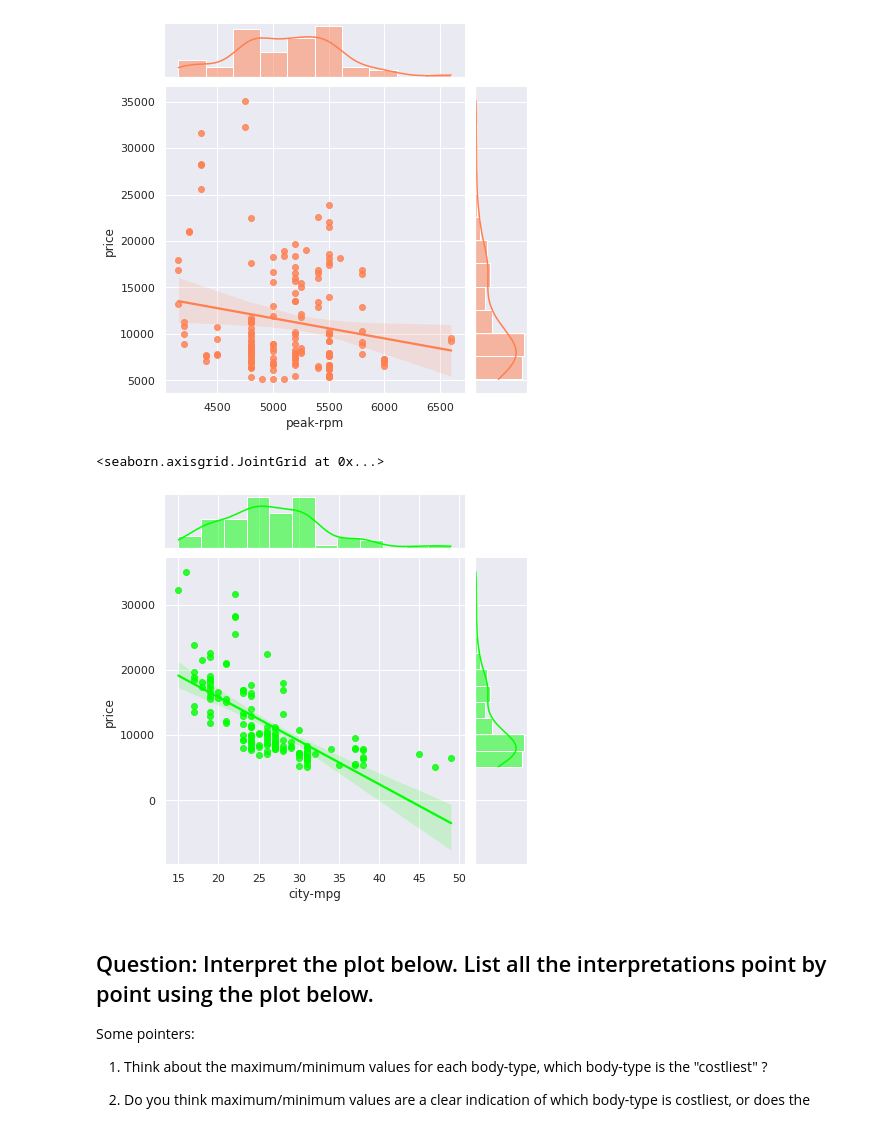
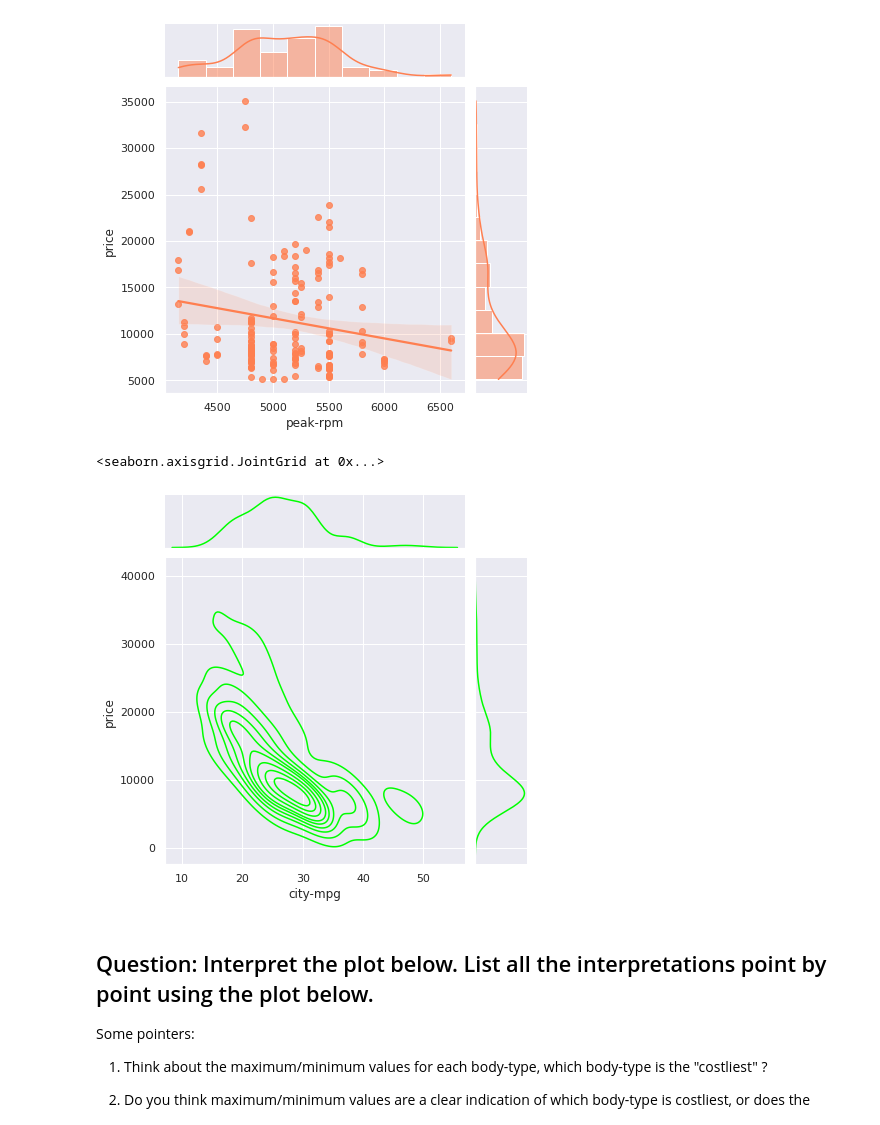
Before and after one commit to Adapaanjani/FMML_COURSE_ASSIGNMENT, a Jupyter notebook: Copy_of_Mod2_Lab1.ipynb, the cells around one changed output. Saved outputs shown, nothing was run; the diff lists cells and outputs as text; code cells hidden in the pictures.

```diff
--- a/Copy_of_Mod2_Lab1.ipynb
+++ b/Copy_of_Mod2_Lab1.ipynb
@@ -175,10 +175,10 @@ sns.jointplot(x=pd.to_numeric(X[feature]), y = y, kind="reg", color = 'coral')
 [figure]
 # %%
 feature = "city-mpg"
-sns.jointplot(x=pd.to_numeric(X[feature]), y = y, kind="reg", color = 'lime')
+sns.jointplot(x=pd.to_numeric(X[feature]), y = y, kind="kde", color = 'lime')
 # %% [output]
 <seaborn.axisgrid.JointGrid at 0x...>
-[figure, old version]
+[figure, new version]
 # %% [markdown]
 ## Question: Interpret the plot below. List all the interpretations point by point using the plot below.
 
```
Also changed, not shown: parts of 5 cells of this notebook.
